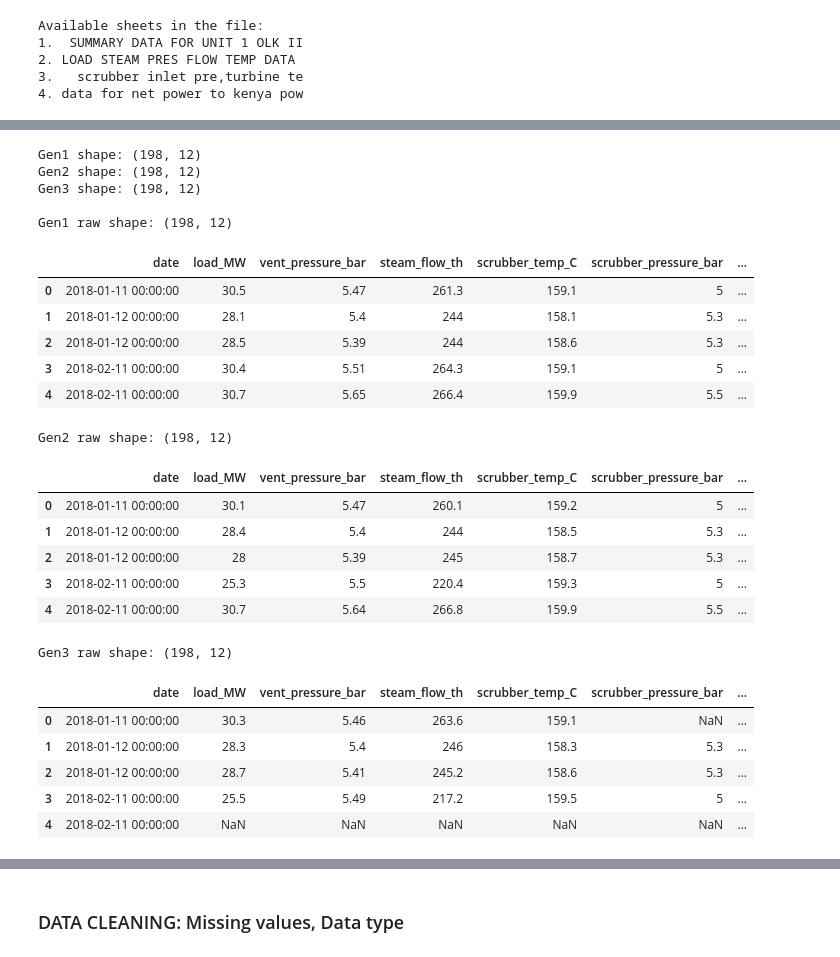
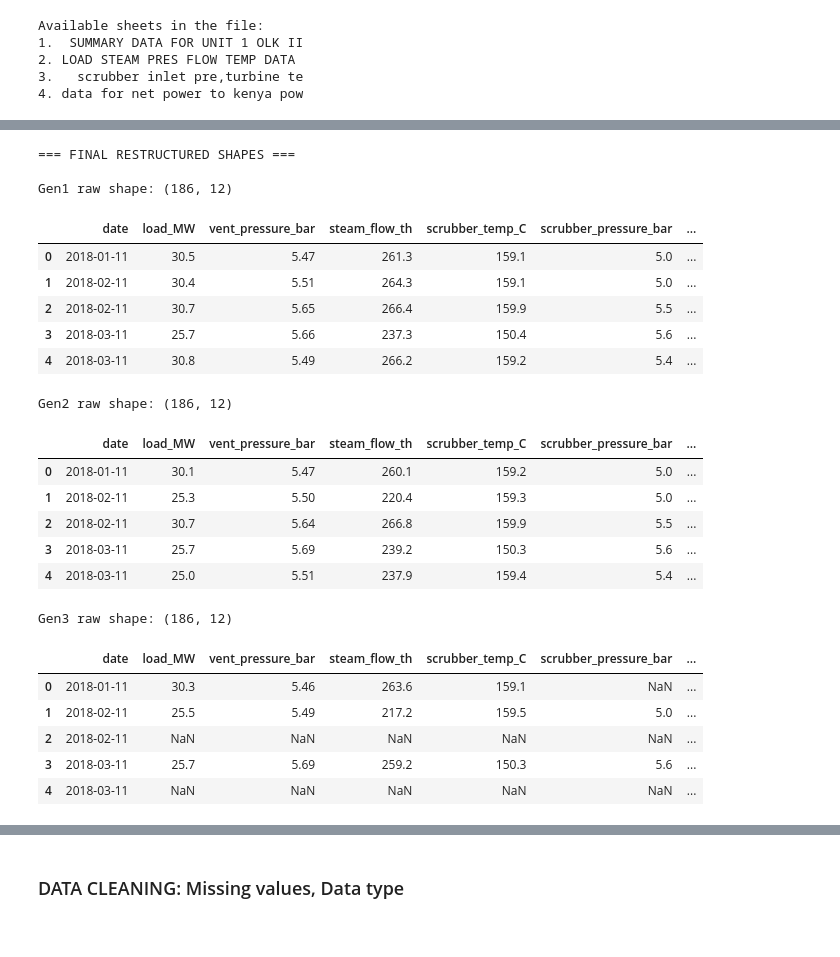
Before and after one commit to Darlene-13/double-flash-geothermal, a Jupyter notebook: notebooks/00_explanatory_data_analysis.ipynb, the cells around one changed output, grey strips where cells are left out. Cells and saved outputs as stored; diff of their text form; code cells hidden in the pictures.

```diff
--- a/notebooks/00_explanatory_data_analysis.ipynb
+++ b/notebooks/00_explanatory_data_analysis.ipynb
@@ -285,68 +190,48 @@ Gen3 Turbine raw shape: (189, 7)
 # %%
-# Gen1 — merge load + turbine on date
-# Add a recording number per date so duplicates don't cross-multiply
-def add_row_num(df):
-    df = df.copy()
-    df['row_num'] = df.groupby('date').cumcount()
-    return df
+def merge_generator_units(load_df, turbine_df):
+    # Strip out the date column from turbine to avoid duplicate ._x or ._y tags
+    turb_no_date = turbine_df.drop(columns=['date'], errors='ignore')
+    return pd.concat([load_df, turb_no_date], axis=1)
 
-gen1_load_raw  = add_row_num(gen1_load_raw)
-gen2_load_raw  = add_row_num(gen2_load_raw)
-gen3_load_raw  = add_row_num(gen3_load_raw)
+# Assemble your target clean analytical dataframes
+gen1_raw = merge_generator_units(gen1_load_raw, gen1_turbine_raw)
+gen2_raw = merge_generator_units(gen2_load_raw, gen2_turbine_raw)
+gen3_raw = merge_generator_units(gen3_load_raw, gen3_turbine_raw)
 
-gen1_turbine_raw = add_row_num(gen1_turbine_raw)
-gen2_turbine_raw = add_row_num(gen2_turbine_raw)
-gen3_turbine_raw = add_row_num(gen3_turbine_raw)
-
-# Now merge on BOTH date AND row_num — no more explosion
-gen1_raw = pd.merge(gen1_load_raw, gen1_turbine_raw, on=['date', 'row_num'], how='outer')
-gen2_raw = pd.merge(gen2_load_raw, gen2_turbine_raw, on=['date', 'row_num'], how='outer')
-gen3_raw = pd.merge(gen3_load_raw, gen3_turbine_raw, on=['date', 'row_num'], how='outer')
-
-
-# Drop the helper column
-gen1_raw = gen1_raw.drop(columns=['row_num'])
-gen2_raw = gen2_raw.drop(columns=['row_num'])
-gen3_raw = gen3_raw.drop(columns=['row_num'])
-
-print("Gen1 shape:", gen1_raw.shape)
-print("Gen2 shape:", gen2_raw.shape)
-print("Gen3 shape:", gen3_raw.shape)
+print("=== FINAL RESTRUCTURED SHAPES ===")
 print()
 print("Gen1 raw shape:", gen1_raw.shape)
 display(gen1_raw.head(5))
 print()
 print("Gen2 raw shape:", gen2_raw.shape)
 display(gen2_raw.head(5))
 print()
 print("Gen3 raw shape:", gen3_raw.shape)
 display(gen3_raw.head(5))
 # %% [output]
-Gen1 shape: (198, 12)
-Gen2 shape: (198, 12)
-Gen3 shape: (198, 12)
+=== FINAL RESTRUCTURED SHAPES ===
 
-Gen1 raw shape: (198, 12)
+Gen1 raw shape: (186, 12)
 |  | date | load_MW | vent_pressure_bar | steam_flow_th | scrubber_temp_C | scrubber_pressure_bar | ... |
-| 0 | 2018-01-11 00:00:00 | 30.5 | 5.47 | 261.3 | 159.1 | 5 | ... |
-| 1 | 2018-01-12 00:00:00 | 28.1 | 5.4 | 244 | 158.1 | 5.3 | ... |
-| 2 | 2018-01-12 00:00:00 | 28.5 | 5.39 | 244 | 158.6 | 5.3 | ... |
-| 3 | 2018-02-11 00:00:00 | 30.4 | 5.51 | 264.3 | 159.1 | 5 | ... |
-| 4 | 2018-02-11 00:00:00 | 30.7 | 5.65 | 266.4 | 159.9 | 5.5 | ... |
+| 0 | 2018-01-11 | 30.5 | 5.47 | 261.3 | 159.1 | 5.0 | ... |
+| 1 | 2018-02-11 | 30.4 | 5.51 | 264.3 | 159.1 | 5.0 | ... |
+| 2 | 2018-02-11 | 30.7 | 5.65 | 266.4 | 159.9 | 5.5 | ... |
+| 3 | 2018-03-11 | 25.7 | 5.66 | 237.3 | 150.4 | 5.6 | ... |
+| 4 | 2018-03-11 | 30.8 | 5.49 | 266.2 | 159.2 | 5.4 | ... |
-Gen2 raw shape: (198, 12)
+Gen2 raw shape: (186, 12)
 |  | date | load_MW | vent_pressure_bar | steam_flow_th | scrubber_temp_C | scrubber_pressure_bar | ... |
-| 0 | 2018-01-11 00:00:00 | 30.1 | 5.47 | 260.1 | 159.2 | 5 | ... |
-| 1 | 2018-01-12 00:00:00 | 28.4 | 5.4 | 244 | 158.5 | 5.3 | ... |
-| 2 | 2018-01-12 00:00:00 | 28 | 5.39 | 245 | 158.7 | 5.3 | ... |
-| 3 | 2018-02-11 00:00:00 | 25.3 | 5.5 | 220.4 | 159.3 | 5 | ... |
-| 4 | 2018-02-11 00:00:00 | 30.7 | 5.64 | 266.8 | 159.9 | 5.5 | ... |
+| 0 | 2018-01-11 | 30.1 | 5.47 | 260.1 | 159.2 | 5.0 | ... |
+| 1 | 2018-02-11 | 25.3 | 5.50 | 220.4 | 159.3 | 5.0 | ... |
+| 2 | 2018-02-11 | 30.7 | 5.64 | 266.8 | 159.9 | 5.5 | ... |
+| 3 | 2018-03-11 | 25.7 | 5.69 | 239.2 | 150.3 | 5.6 | ... |
+| 4 | 2018-03-11 | 25.0 | 5.51 | 237.9 | 159.4 | 5.4 | ... |
-Gen3 raw shape: (198, 12)
+Gen3 raw shape: (186, 12)
 |  | date | load_MW | vent_pressure_bar | steam_flow_th | scrubber_temp_C | scrubber_pressure_bar | ... |
-| 0 | 2018-01-11 00:00:00 | 30.3 | 5.46 | 263.6 | 159.1 | NaN | ... |
-| 1 | 2018-01-12 00:00:00 | 28.3 | 5.4 | 246 | 158.3 | 5.3 | ... |
-| 2 | 2018-01-12 00:00:00 | 28.7 | 5.41 | 245.2 | 158.6 | 5.3 | ... |
-| 3 | 2018-02-11 00:00:00 | 25.5 | 5.49 | 217.2 | 159.5 | 5 | ... |
-| 4 | 2018-02-11 00:00:00 | NaN | NaN | NaN | NaN | NaN | ... |
+| 0 | 2018-01-11 | 30.3 | 5.46 | 263.6 | 159.1 | NaN | ... |
+| 1 | 2018-02-11 | 25.5 | 5.49 | 217.2 | 159.5 | 5.0 | ... |
+| 2 | 2018-02-11 | NaN | NaN | NaN | NaN | NaN | ... |
+| 3 | 2018-03-11 | 25.7 | 5.69 | 259.2 | 150.3 | 5.6 | ... |
+| 4 | 2018-03-11 | NaN | NaN | NaN | NaN | NaN | ... |
 # %%
 raw_path = Path.cwd().parent / "data" / "raw"
 
```
Also changed, not shown: parts of 12 cells of this notebook.
